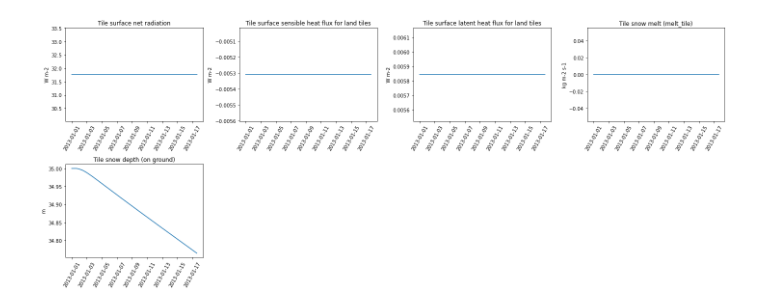
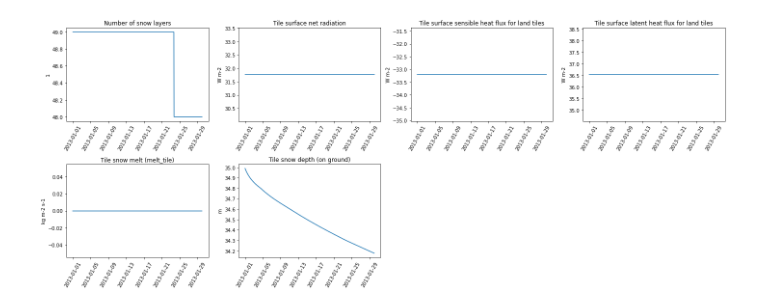
Before and after one commit to sarahshannon-uor/monarchs_jules, a Jupyter notebook: jules/plot_vars_racc.ipynb, the cells around one changed output. Saved outputs shown, nothing was run; the diff lists cells and outputs as text; code cells hidden in the pictures.

```diff
--- a/jules/plot_vars_racc.ipynb
+++ b/jules/plot_vars_racc.ipynb
@@ -106,0 +115,39 @@ print(rho_snow_ml)
+# %%
+depth = np.arange(35, 0, -0.7)
+
+snow_vars = [v for v in output.variables
+             if output.variables[v].dimensions == ('time', 'snow_ml', 'tile', 'y', 'x')]
+
+fig, axes = plt.subplots(2, 3, figsize=(18, 8))
+axes = axes.flat
+
+nsnow = output['nsnow'][:, 8, 0, 0].astype(int)
+
+# safe colormap copy
+cmap = copy.copy(plt.cm.get_cmap('jet'))
+cmap.set_bad('white')
+
+for ax, v in zip(axes, snow_vars):
+
+    data = np.array(output[v][:,:, -1, 0, 0])
+    units = getattr(output[v], 'units', '')
+    if v == 'tsnow_ml':
+        data -= 273.15
+        units = '°C'
+
+    # mask inactive levels
+    for t, n_active in enumerate(nsnow):
+        if n_active < data.shape[1]:
+            data[t, n_active:] = np.nan
+
+    im = ax.imshow(data.T, aspect='auto', origin='lower', cmap=cmap,extent=[0, data.shape[0], depth[-1], depth[0]])
+    ax.set(title=getattr(output[v], 'long_name', v), ylabel='snow depth from surface (m)', xlabel='hours')
+    plt.colorbar(im, ax=ax, label=units, fraction=0.046, pad=0.04)
+    ax.invert_yaxis()
+    #ax.set_ylim(0, 10)
+
+for ax in axes[len(snow_vars):]:
+    ax.remove()
+
+plt.tight_layout()
+plt.show()
@@ -109,33 +209,33 @@ print(rho_snow_ml)
 
 #tile_vars = [v for v in output.variables if output.variables[v].dimensions == ('time', 'tile', 'y', 'x')]
 
-tile_vars = ['rad_net_tile','ftl','le','snow_melt', 'snow_depth']
+tile_vars = ['nsnow','rad_net_tile','ftl','le','snow_melt', 'snow_depth']
 
 fig, axes = plt.subplots(-(-len(tile_vars) // 4), 4, figsize=(20, 4 * ((len(tile_vars) + 3) // 4)))
 axes = axes.flat
 
 for ax, v in zip(axes, tile_vars):
-    data = output[v][1:400, 8, 0, 0]
+    data = output[v][1:699, 8, 0, 0]
 
     units = getattr(output[v], 'units', '')
     time = pd.date_range(start=start_time, periods=len(data), freq='H')
 
     if v == 'tstar':
         data -= 273.15
         units = '$^oC$'
 
     ax.plot(time, data)
     ax.set_title(getattr(output[v], 'long_name', v))
     ax.set_ylabel(units)
     #ax.xaxis.set_major_locator(mdates.DayLocator(interval=5))
     #ax.xaxis.set_major_formatter(mdates.DateFormatter('%d %b'))
 
     ax.tick_params(axis='x', rotation=60)
 
 for ax in axes[len(tile_vars):]:
     ax.remove()
 
 plt.tight_layout()
 plt.show()
 # %% [output]
-[figure, old version]
+[figure, new version]
```
Also changed, not shown: parts of 10 cells of this notebook.
